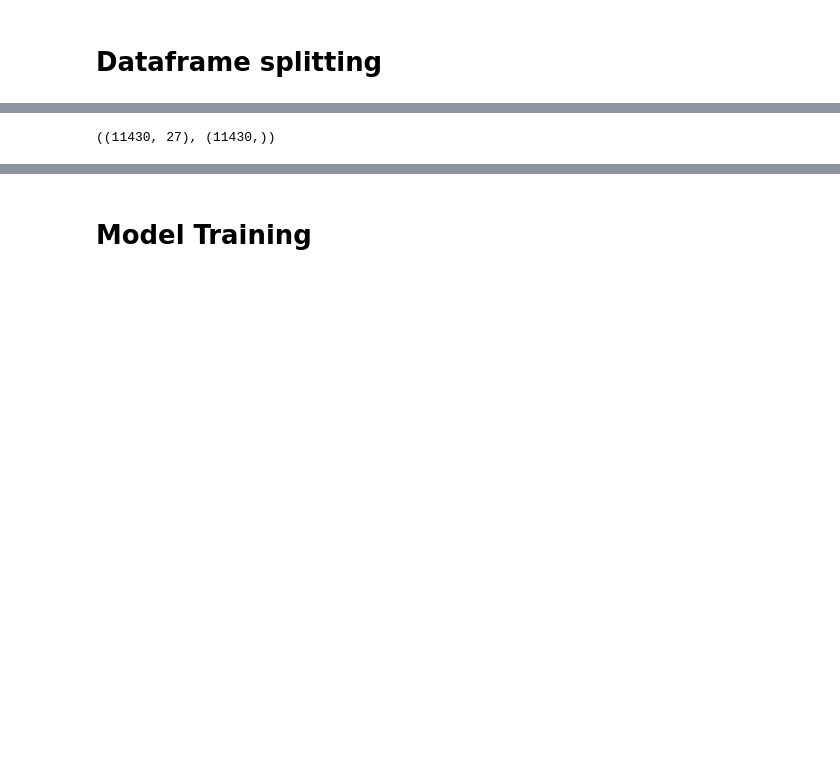
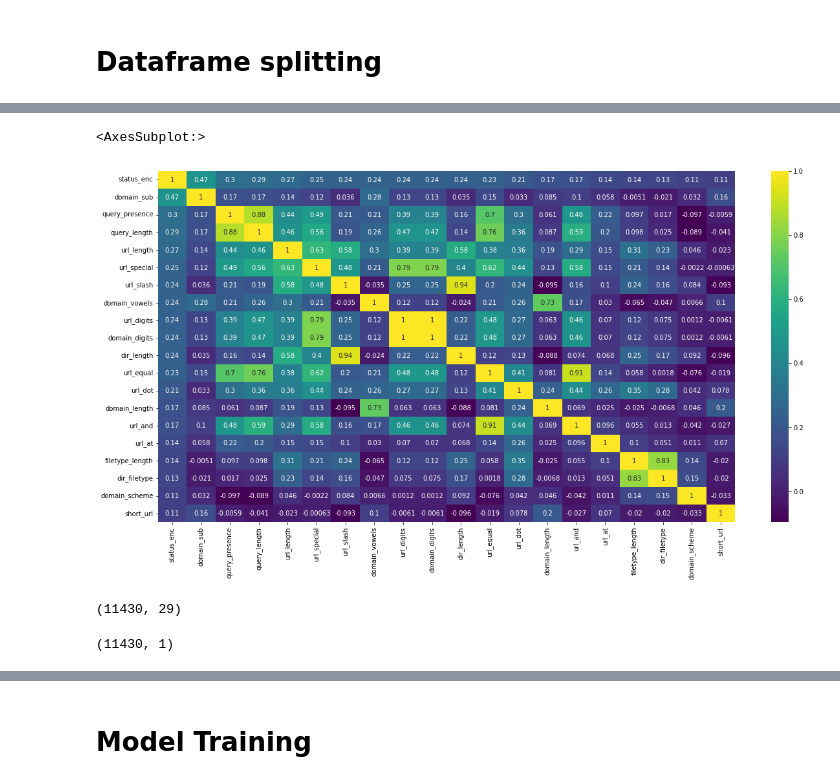
Before and after one commit to devsec-ansh/Phishing-Scam-Detection-Using-Ensemble-Machine-Learning-and-NLP, a Jupyter notebook: Phishing Detection using ML.ipynb, the cells around one changed output, grey strips where cells are left out. Cells and saved outputs as stored; diff of their text form; code cells hidden in the pictures; blank space fills up the shorter version.

```diff
--- a/Phishing Detection using ML.ipynb
+++ b/Phishing Detection using ML.ipynb
@@ -469,7 +575,7 @@ directory_df.head()
 daf = pd.concat([df, lexical_df], axis=1)
 daf = pd.concat([daf, domain_df], axis=1)
 daf = pd.concat([daf, directory_df], axis=1)
-# daf = pd.concat([daf, domain_df], axis=1)
+daf = pd.concat([daf, abnormal_df], axis=1)
 # %%
 daf.dir_filetype.unique()
 # %% [output]
@@ -491,4 +593,4 @@ daf.head()
 # %%
-daf=daf.replace(nm.nan, 0)
+daf=daf.replace(np.nan, 0)
 daf['domain_port']=daf['domain_port'].astype(int)
 # %%
@@ -509,0 +649,3 @@ daf.drop(['url'],axis =1,inplace=True)
+# %%
+numerical_feature_columns = list(daf._get_numeric_data().columns)
+numerical_feature_columns
@@ -509,0 +670,11 @@ daf.drop(['url'],axis =1,inplace=True)
+# %%
+target = 'status_enc'
+# %%
+k = 20 #number of variables for heatmap
+cols = daf[numerical_feature_columns].corr().nlargest(k, target)[target].index
+cm = daf[cols].corr()
+plt.figure(figsize=(20,10))
+sns.heatmap(cm, annot=True, cmap = 'viridis')
+# %% [output]
+<AxesSubplot:>
+[figure, added]
@@ -510,6 +684,12 @@ daf.drop(['url'],axis =1,inplace=True)
+# %%
+X.shape
+# %% [output]
+(11430, 29)
+# %%
+Y.shape
+# %% [output]
+(11430, 1)
 # %%
-Y = daf['status_enc']
-X = daf.drop('status_enc',axis=1)
-X.shape, Y.shape
+# Y = df['status_enc']
+# X = daf.drop('status_enc',axis=1)
+# X.shape, Y.shape
-# %% [output]
-((11430, 27), (11430,))
```
Also changed, not shown: parts of 46 cells of this notebook.
